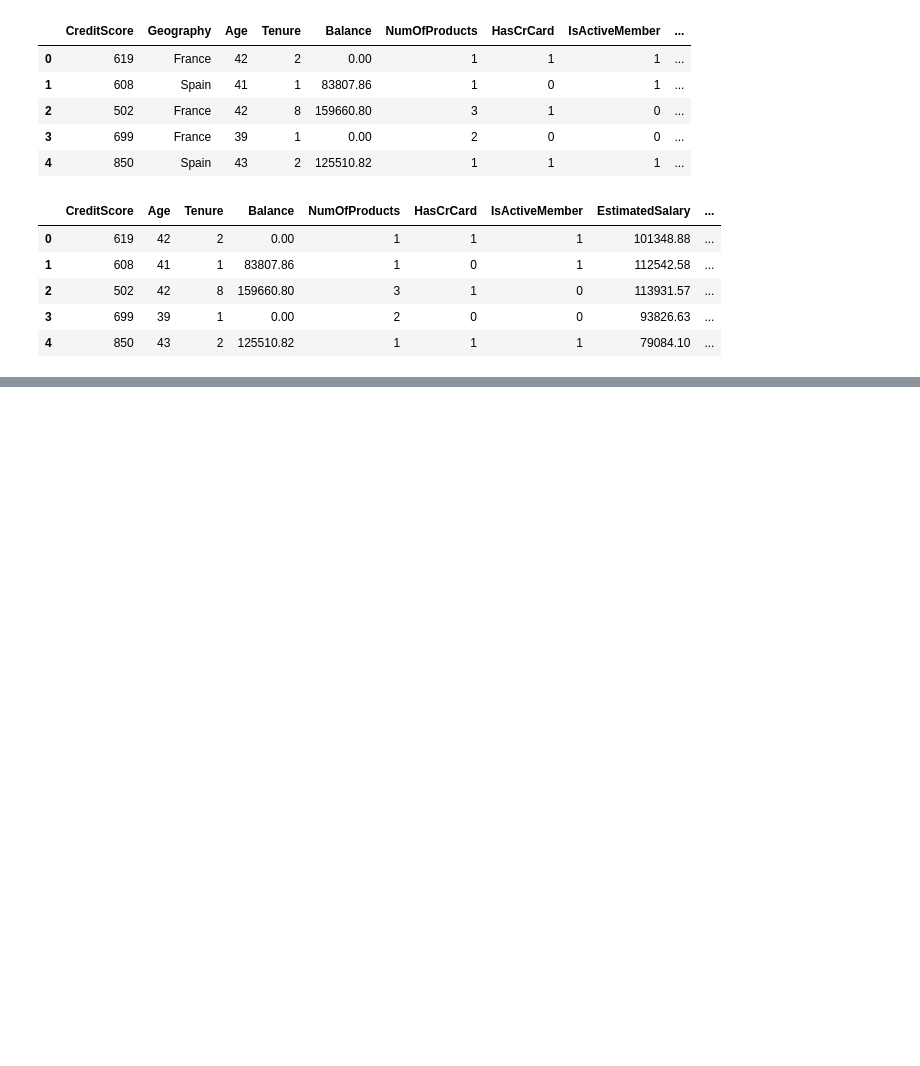
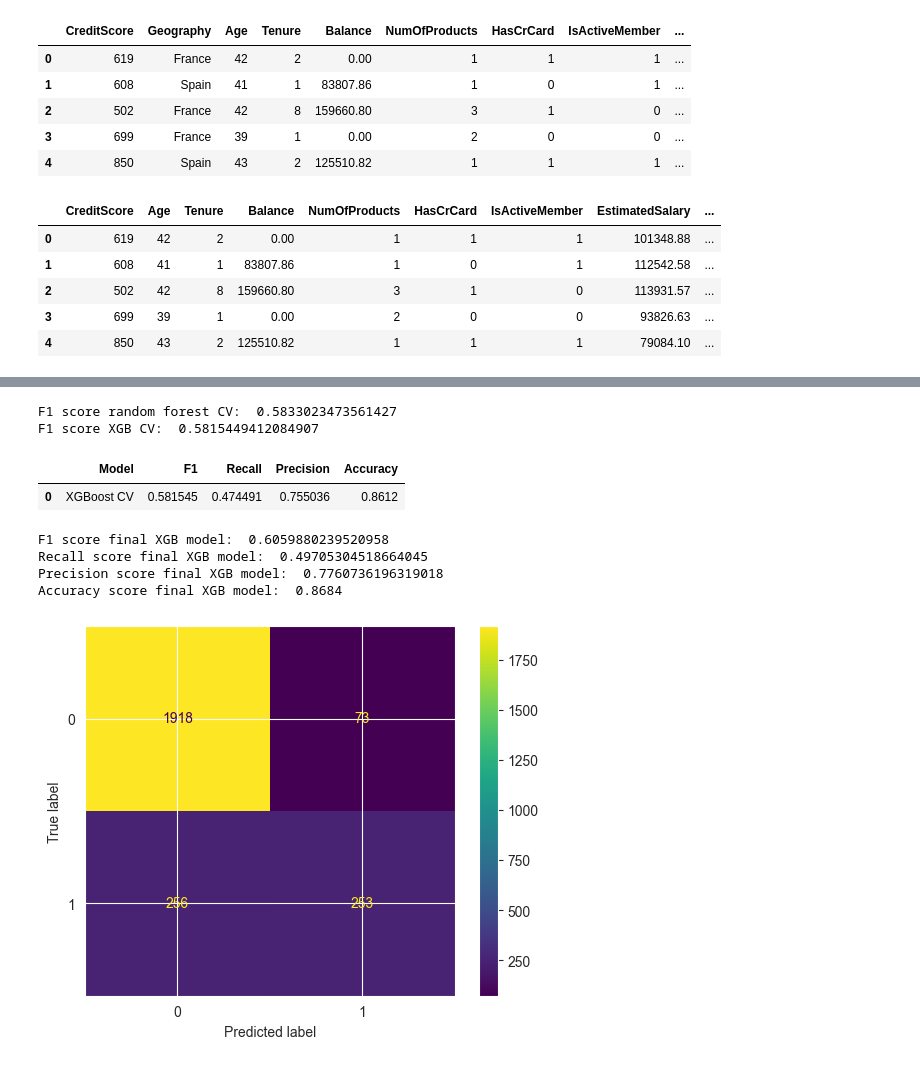
Before and after one commit to yildizramazan/fundamentals-of-machine-learning, a Jupyter notebook: module-3/xgboost-tuning.ipynb, the cells around one changed output, grey strips where cells are left out. Drawn from its saved outputs; the diff is of its cells as text; code cells hidden in the pictures; blank space fills up the shorter version.

```diff
--- a/module-3/xgboost-tuning.ipynb
+++ b/module-3/xgboost-tuning.ipynb
@@ -90,0 +91,7 @@ GridSearchCV(cv=5,
+# %%
+path = "../models/"
+with open(path + 'xgb_cv_model.pickle', 'wb') as to_write:
+    pickle.dump(xgb_cv, to_write)
+# %%
+with open(path+'xgb_cv_model.pickle', 'rb') as to_read:
+    xgb_cv = pickle.load(to_read)
@@ -90,0 +111,6 @@ GridSearchCV(cv=5,
+# %%
+print('F1 score random forest CV: ', rf_cv.best_score_)
+print('F1 score XGB CV: ', xgb_cv.best_score_)
+# %% [output]
+F1 score random forest CV:  0.5833023473561427
+F1 score XGB CV:  0.5815449412084907
@@ -90,0 +139,30 @@ GridSearchCV(cv=5,
+# %%
+xgb_cv_results = make_results('XGBoost CV', xgb_cv)
+xgb_cv_results
+# %% [output]
+|  | Model | F1 | Recall | Precision | Accuracy |
+| 0 | XGBoost CV | 0.581545 | 0.474491 | 0.755036 | 0.8612 |
+# %%
+xgb_cv_preds = xgb_cv.predict(X_test)
+print('F1 score final XGB model: ', f1_score(y_test, xgb_cv_preds))
+print('Recall score final XGB model: ', recall_score(y_test, xgb_cv_preds))
+print('Precision score final XGB model: ', precision_score(y_test, xgb_cv_preds))
+print('Accuracy score final XGB model: ', accuracy_score(y_test, xgb_cv_preds))
+# %% [output]
+F1 score final XGB model:  0.6059880239520958
+Recall score final XGB model:  0.49705304518664045
+Precision score final XGB model:  0.7760736196319018
+Accuracy score final XGB model:  0.8684
+# %%
+def conf_matrix_plot(model, x_data, y_data):
+
+    model_pred = model.predict(x_data)
+    cm = confusion_matrix(y_data, model_pred,labels=model.classes_)
+    disp = ConfusionMatrixDisplay(confusion_matrix=cm,display_labels=model.classes_)
+
+    disp.plot()
+    plt.show()
+# %%
+conf_matrix_plot(xgb_cv, X_test, y_test)
+# %% [output]
+[figure, added]
```
Also changed, not shown: parts of 5 cells of this notebook.
